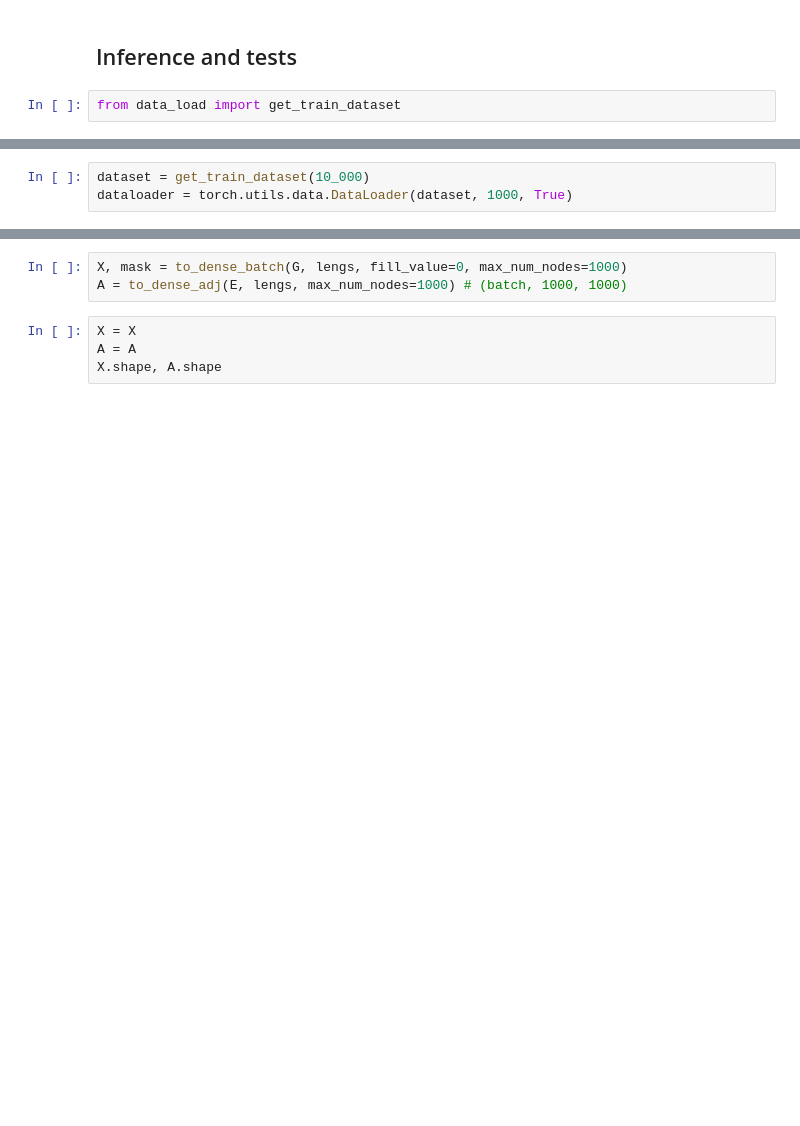
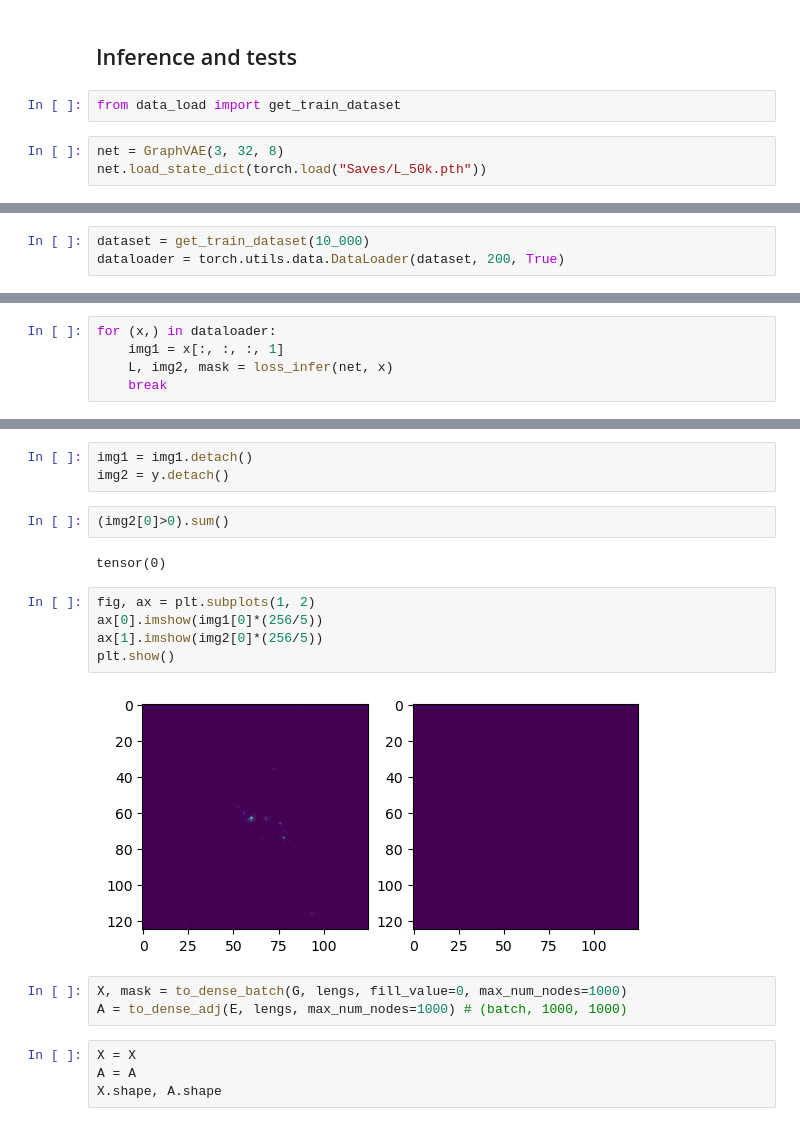
Before and after one commit to dinesh110598/Quark_Gluon_data, a Jupyter notebook: explore.ipynb, the cells around one changed output, grey strips where cells are left out. Cells and saved outputs as stored; diff of their text form; blank space fills up the shorter version.

```diff
--- a/explore.ipynb
+++ b/explore.ipynb
@@ -42,3 +42,6 @@ torch.save(net.state_dict(), "Saves/L_50k.pth")
 ## Inference and tests
 # %%
 from data_load import get_train_dataset
+# %%
+net = GraphVAE(3, 32, 8)
+net.load_state_dict(torch.load("Saves/L_50k.pth"))
@@ -45,3 +50,3 @@ from data_load import get_train_dataset
 # %%
 dataset = get_train_dataset(10_000)
-dataloader = torch.utils.data.DataLoader(dataset, 1000, True)
+dataloader = torch.utils.data.DataLoader(dataset, 200, True)
@@ -69,0 +53,5 @@ Subclasses:     DataLoader, NodeLoader, LinkLoader, ClusterLoader, GraphSAINTSam
+# %%
+for (x,) in dataloader:
+    img1 = x[:, :, :, 1]
+    L, img2, mask = loss_infer(net, x)
+    break
@@ -70,3 +77,17 @@ Subclasses:     DataLoader, NodeLoader, LinkLoader, ClusterLoader, GraphSAINTSam
+# %%
+img1 = img1.detach()
+img2 = y.detach()
+# %%
+(img2[0]>0).sum()
+# %% [output]
+tensor(0)
+# %%
+fig, ax = plt.subplots(1, 2)
+ax[0].imshow(img1[0]*(256/5))
+ax[1].imshow(img2[0]*(256/5))
+plt.show()
+# %% [output]
+[figure, added]
 # %%
 X, mask = to_dense_batch(G, lengs, fill_value=0, max_num_nodes=1000)
 A = to_dense_adj(E, lengs, max_num_nodes=1000) # (batch, 1000, 1000)
```
Also changed, not shown: parts of 5 cells of this notebook, 2 other files.
